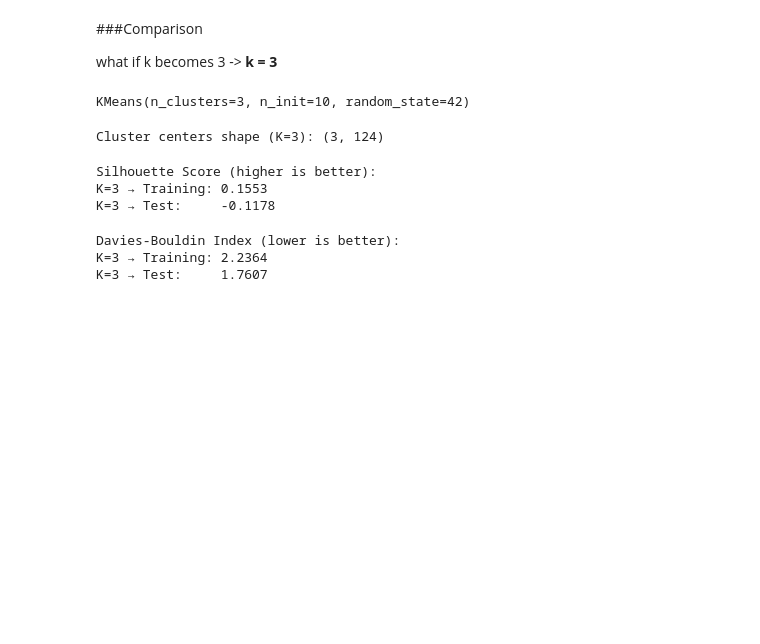
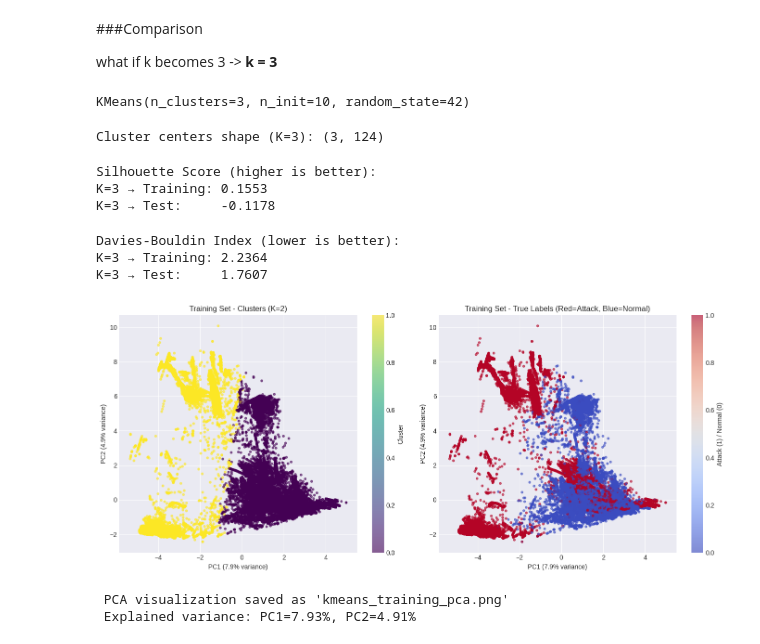
Before and after one commit to RansiluRanasinghe/unsupervised-intrusion-detection-nsl-kdd, a Jupyter notebook: Notebook/Unsupervised_Intrusion_Detection_NSL_KDD.ipynb, the cells around one changed output. Drawn from its saved outputs; the diff is of its cells as text; code cells hidden in the pictures; blank space fills up the shorter version.

Commit message:
Visualized with PCA

```diff
--- a/Notebook/Unsupervised_Intrusion_Detection_NSL_KDD.ipynb
+++ b/Notebook/Unsupervised_Intrusion_Detection_NSL_KDD.ipynb
@@ -442,3 +442,43 @@ print(f"K=3 → Test:     {test_db_k3:.4f}")
 Davies-Bouldin Index (lower is better):
 K=3 → Training: 2.2364
 K=3 → Test:     1.7607
+# %%
+from sklearn.decomposition import PCA
+
+def create_pca_visualization(X_scaled, clusters, true_labels, title, filename):
+
+    pca = PCA(n_components=2)
+    X_pca = pca.fit_transform(X_scaled)
+
+    fig, axes = plt.subplots(1, 2, figsize=(14, 6))
+
+    scatter1 = axes[0].scatter(X_pca[:, 0], X_pca[:, 1],
+                              c=clusters, cmap='viridis',
+                              alpha=0.6, s=10)
+    axes[0].set_title(f'{title} - Clusters (K={len(np.unique(clusters))})')
+    axes[0].set_xlabel(f'PC1 ({pca.explained_variance_ratio_[0]:.1%} variance)')
+    axes[0].set_ylabel(f'PC2 ({pca.explained_variance_ratio_[1]:.1%} variance)')
+    plt.colorbar(scatter1, ax=axes[0], label='Cluster')
+
+    is_attack = (true_labels != "normal").astype(int) if isinstance(true_labels[0], str) else true_labels
+    scatter2 = axes[1].scatter(X_pca[:, 0], X_pca[:, 1],
+                              c=is_attack, cmap='coolwarm',
+                              alpha=0.6, s=10)
+    axes[1].set_title(f'{title} - True Labels (Red=Attack, Blue=Normal)')
+    axes[1].set_xlabel(f'PC1 ({pca.explained_variance_ratio_[0]:.1%} variance)')
+    axes[1].set_ylabel(f'PC2 ({pca.explained_variance_ratio_[1]:.1%} variance)')
+    plt.colorbar(scatter2, ax=axes[1], label='Attack (1) / Normal (0)')
+
+    plt.tight_layout()
+    plt.savefig(f'{filename}.png', dpi=100, bbox_inches='tight')
+    plt.show()
+
+    print(f" PCA visualization saved as '{filename}.png'")
+    print(f" Explained variance: PC1={pca.explained_variance_ratio_[0]:.2%}, "
+          f"PC2={pca.explained_variance_ratio_[1]:.2%}")
+# %%
+create_pca_visualization(X_train_scaled, train_clusters, y_train, "Training Set", "kmeans_training_pca")
+# %% [output]
+[figure, added]
+ PCA visualization saved as 'kmeans_training_pca.png'
+ Explained variance: PC1=7.93%, PC2=4.91%
```
Also changed, not shown: parts of 1 cell of this notebook.
